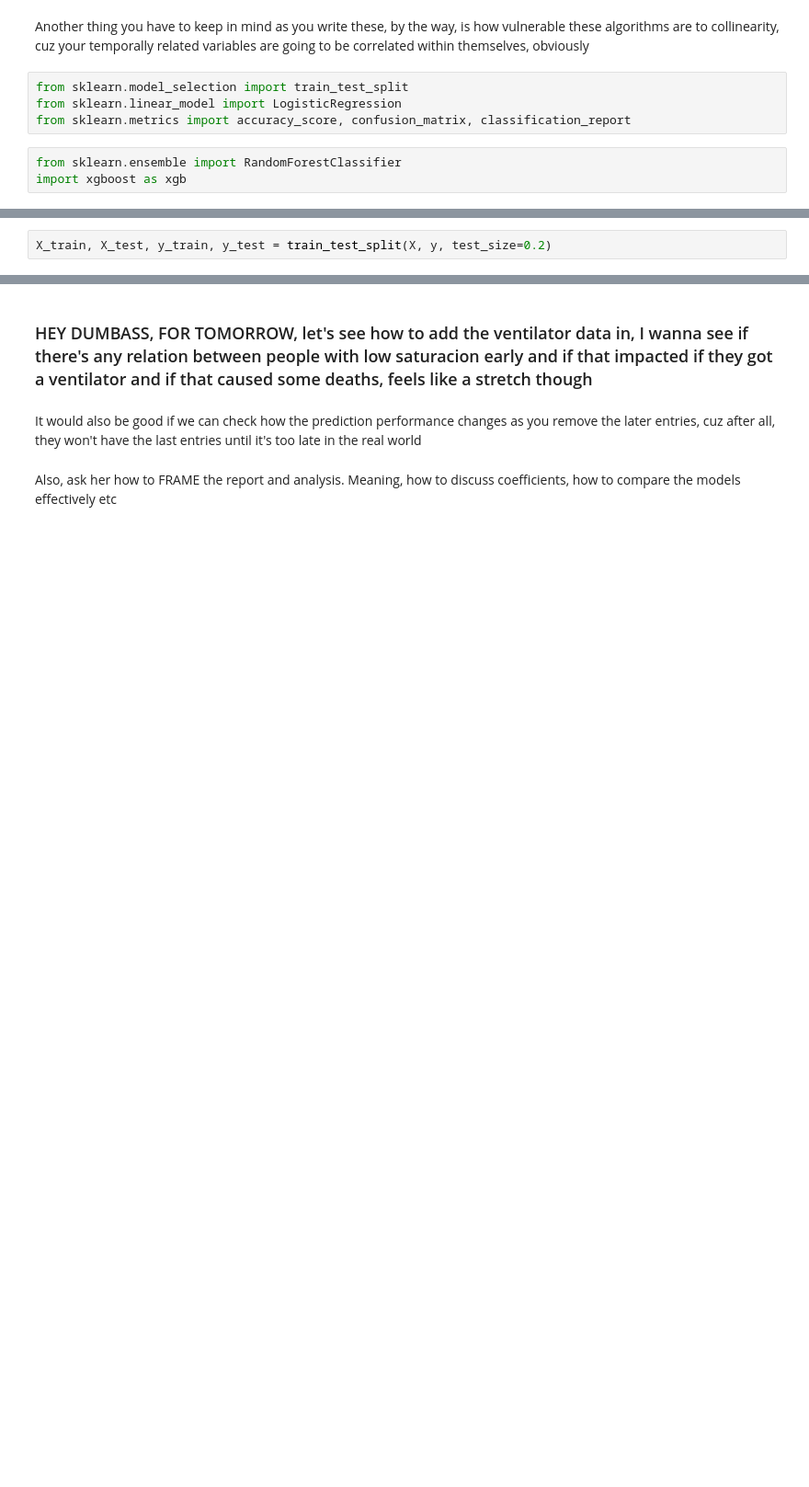
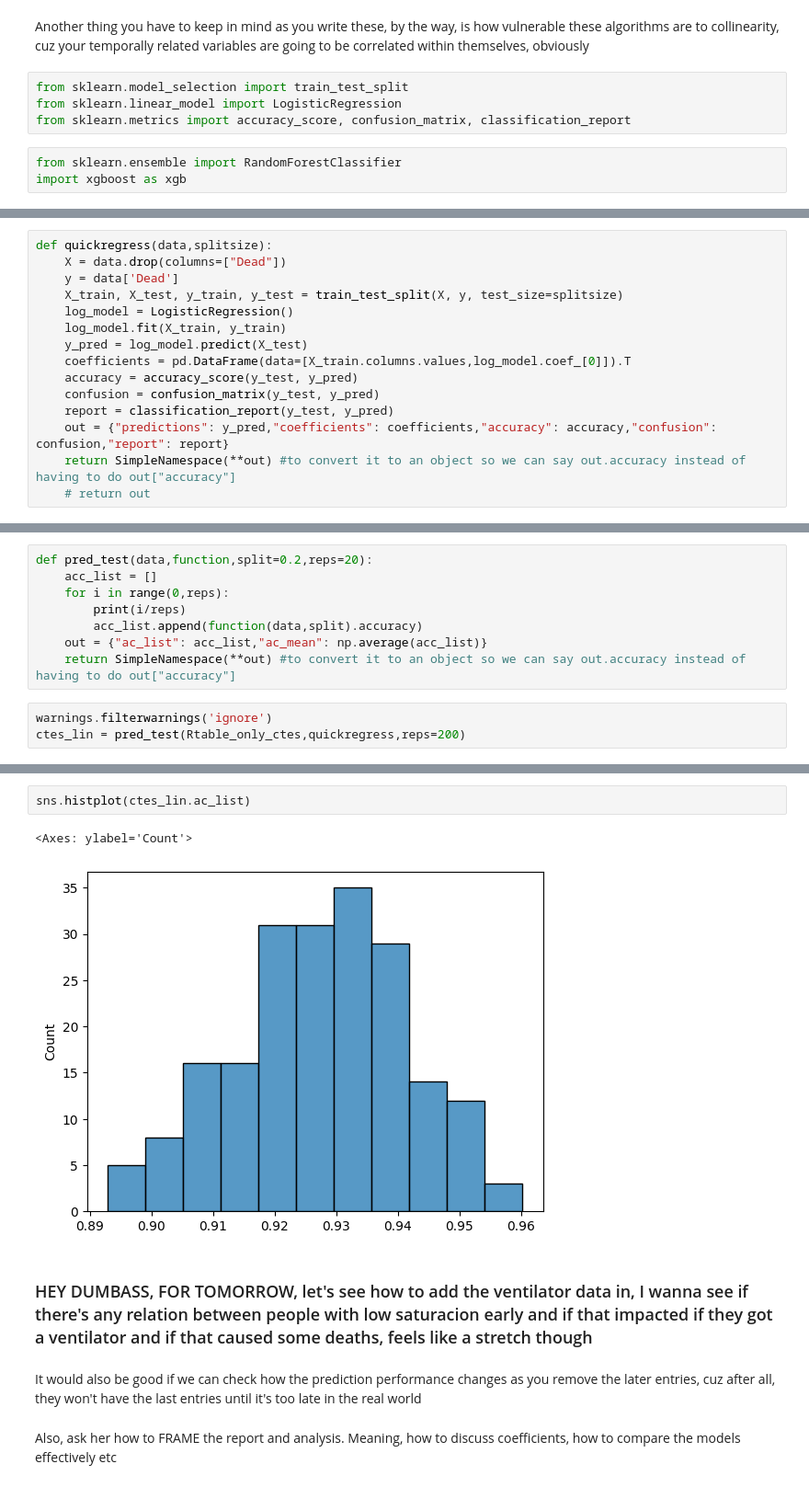
Before and after one commit to sergio-qp/TFM-covid, a Jupyter notebook: tfm_regressions.ipynb, the cells around one changed output, grey strips where cells are left out. Shown at 92% size. Saved outputs shown, nothing was run; the diff lists cells and outputs as text; blank space fills up the shorter version.

Commit message:
made the clean regressions sheet with models

```diff
--- a/tfm_regressions.ipynb
+++ b/tfm_regressions.ipynb
@@ -261,2 +303,0 @@ y = Rtable['Dead']
-# %%
-X_train, X_test, y_train, y_test = train_test_split(X, y, test_size=0.2)
@@ -283,0 +320,15 @@ pd.DataFrame(data=[X_train.columns.values,log_model.coef_[0]])
+# %%
+def quickregress(data,splitsize):
+    X = data.drop(columns=["Dead"])
+    y = data['Dead']
+    X_train, X_test, y_train, y_test = train_test_split(X, y, test_size=splitsize)
+    log_model = LogisticRegression()
+    log_model.fit(X_train, y_train)
+    y_pred = log_model.predict(X_test)
+    coefficients = pd.DataFrame(data=[X_train.columns.values,log_model.coef_[0]]).T
+    accuracy = accuracy_score(y_test, y_pred)
+    confusion = confusion_matrix(y_test, y_pred)
+    report = classification_report(y_test, y_pred)
+    out = {"predictions": y_pred,"coefficients": coefficients,"accuracy": accuracy,"confusion": confusion,"report": report}
+    return SimpleNamespace(**out) #to convert it to an object so we can say out.accuracy instead of having to do out["accuracy"]
+    # return out
@@ -283,0 +347,11 @@ pd.DataFrame(data=[X_train.columns.values,log_model.coef_[0]])
+# %%
+def pred_test(data,function,split=0.2,reps=20):
+    acc_list = []
+    for i in range(0,reps):
+        print(i/reps)
+        acc_list.append(function(data,split).accuracy)
+    out = {"ac_list": acc_list,"ac_mean": np.average(acc_list)}
+    return SimpleNamespace(**out) #to convert it to an object so we can say out.accuracy instead of having to do out["accuracy"]
+# %%
+warnings.filterwarnings('ignore')
+ctes_lin = pred_test(Rtable_only_ctes,quickregress,reps=200)
@@ -284,3 +376,8 @@ pd.DataFrame(data=[X_train.columns.values,log_model.coef_[0]])
+# %%
+sns.histplot(ctes_lin.ac_list)
+# %% [output]
+<Axes: ylabel='Count'>
+[figure, added]
 # %% [markdown]
 ### HEY DUMBASS, FOR TOMORROW, let's see how to add the ventilator data in, I wanna see if there's any relation between people with low saturacion early and if that impacted if they got a ventilator and if that caused some deaths, feels like a stretch though
 # %% [markdown]
```
Also changed, not shown: parts of 16 cells of this notebook, 1 other file.
